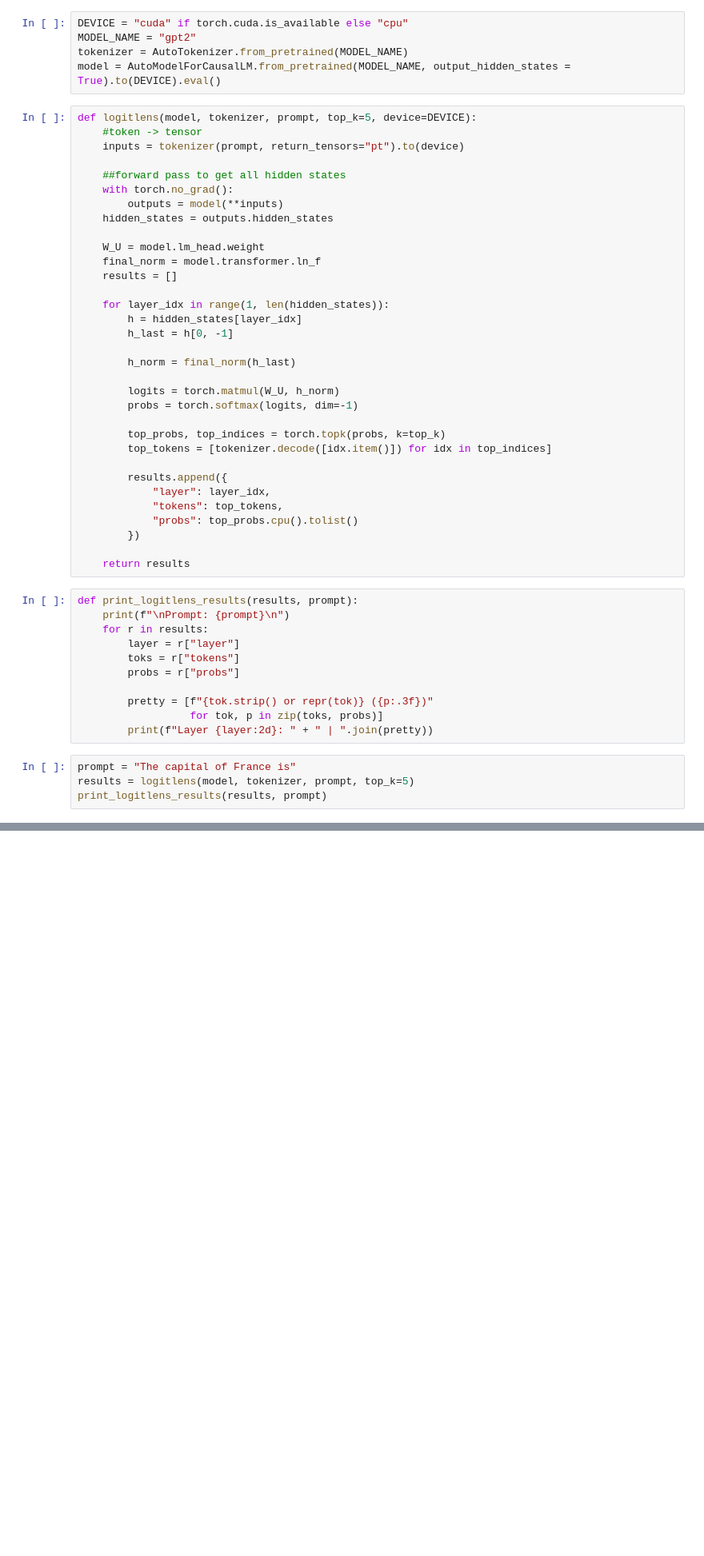
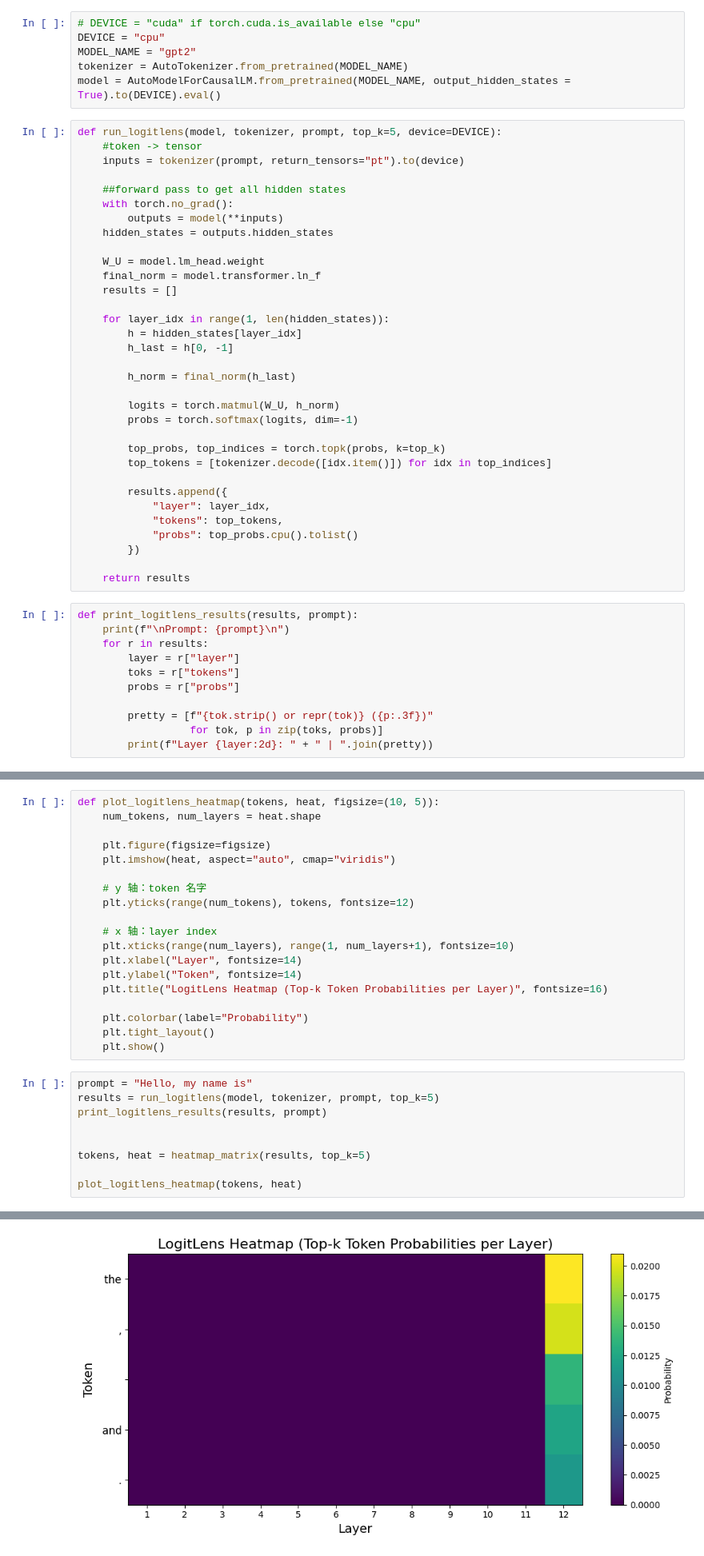
Before and after one commit to jiayi-ji01/Mechanistic-Multilingual-LLM, a Jupyter notebook: ex01.ipynb, the cells around one changed output, grey strips where cells are left out. Shown at 80% size. Drawn from its saved outputs; the diff is of its cells as text; blank space fills up the shorter version.

```diff
--- a/ex01.ipynb
+++ b/ex01.ipynb
@@ -4,12 +4,13 @@
 import torch
 from transformers import AutoModelForCausalLM, AutoTokenizer
 # %%
-DEVICE = "cuda" if torch.cuda.is_available else "cpu"
+# DEVICE = "cuda" if torch.cuda.is_available else "cpu"
+DEVICE = "cpu"
 MODEL_NAME = "gpt2"
 tokenizer = AutoTokenizer.from_pretrained(MODEL_NAME)
 model = AutoModelForCausalLM.from_pretrained(MODEL_NAME, output_hidden_states = True).to(DEVICE).eval()
 # %%
-def logitlens(model, tokenizer, prompt, top_k=5, device=DEVICE):
+def run_logitlens(model, tokenizer, prompt, top_k=5, device=DEVICE):
     #token -> tensor
     inputs = tokenizer(prompt, return_tensors="pt").to(device)
 
@@ -52,7 +53,3 @@ def print_logitlens_results(results, prompt):
         pretty = [f"{tok.strip() or repr(tok)} ({p:.3f})"
                   for tok, p in zip(toks, probs)]
         print(f"Layer {layer:2d}: " + " | ".join(pretty))
-# %%
-prompt = "The capital of France is"
-results = logitlens(model, tokenizer, prompt, top_k=5)
-print_logitlens_results(results, prompt)
@@ -73,0 +77,29 @@ Layer 12: the (0.038) | a (0.022) | , (0.019) | in (0.018) | to (0.012)
+# %%
+def plot_logitlens_heatmap(tokens, heat, figsize=(10, 5)):
+    num_tokens, num_layers = heat.shape
+
+    plt.figure(figsize=figsize)
+    plt.imshow(heat, aspect="auto", cmap="viridis")
+
+    # y 轴：token 名字
+    plt.yticks(range(num_tokens), tokens, fontsize=12)
+
+    # x 轴：layer index
+    plt.xticks(range(num_layers), range(1, num_layers+1), fontsize=10)
+    plt.xlabel("Layer", fontsize=14)
+    plt.ylabel("Token", fontsize=14)
+    plt.title("LogitLens Heatmap (Top-k Token Probabilities per Layer)", fontsize=16)
+
+    plt.colorbar(label="Probability")
+    plt.tight_layout()
+    plt.show()
+# %%
+prompt = "Hello, my name is"
+results = run_logitlens(model, tokenizer, prompt, top_k=5)
+print_logitlens_results(results, prompt)
+
+
+tokens, heat = heatmap_matrix(results, top_k=5)
+
+plot_logitlens_heatmap(tokens, heat)
+# %% [output]
@@ -73,0 +120 @@ Layer 12: the (0.038) | a (0.022) | , (0.019) | in (0.018) | to (0.012)
+[figure, added]
```
Also changed, not shown: parts of 10 cells of this notebook.
